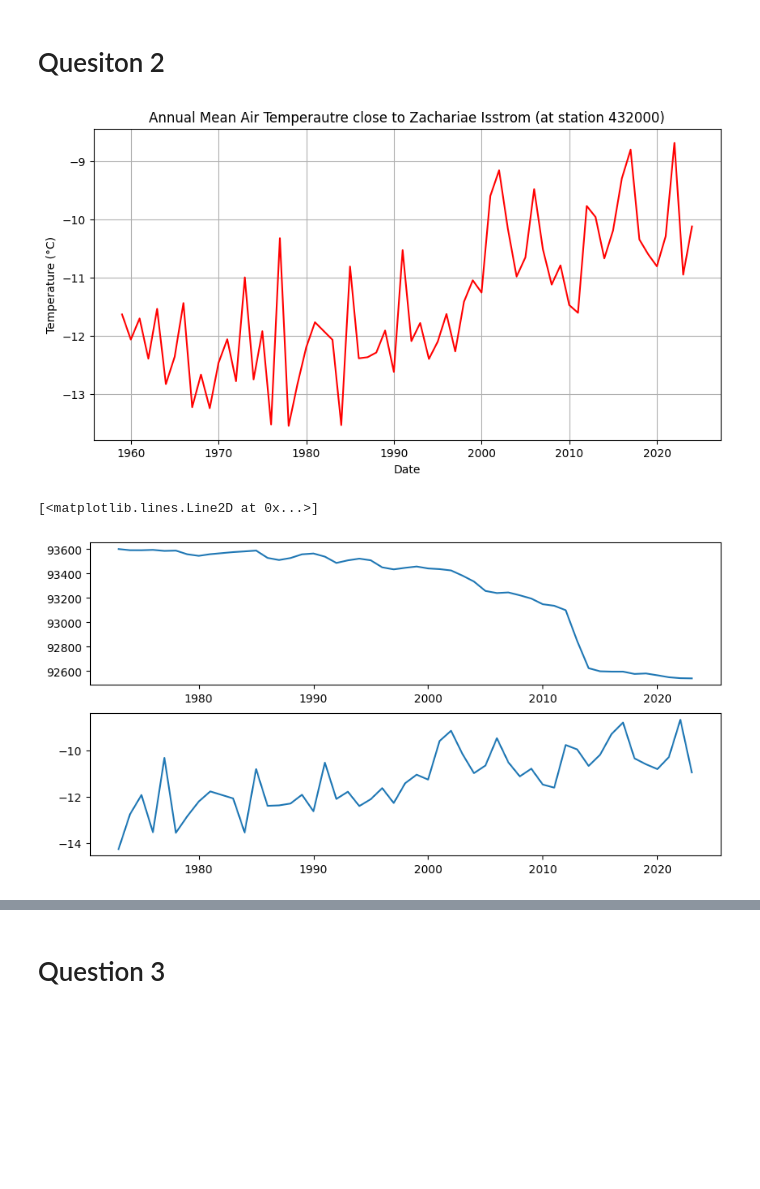
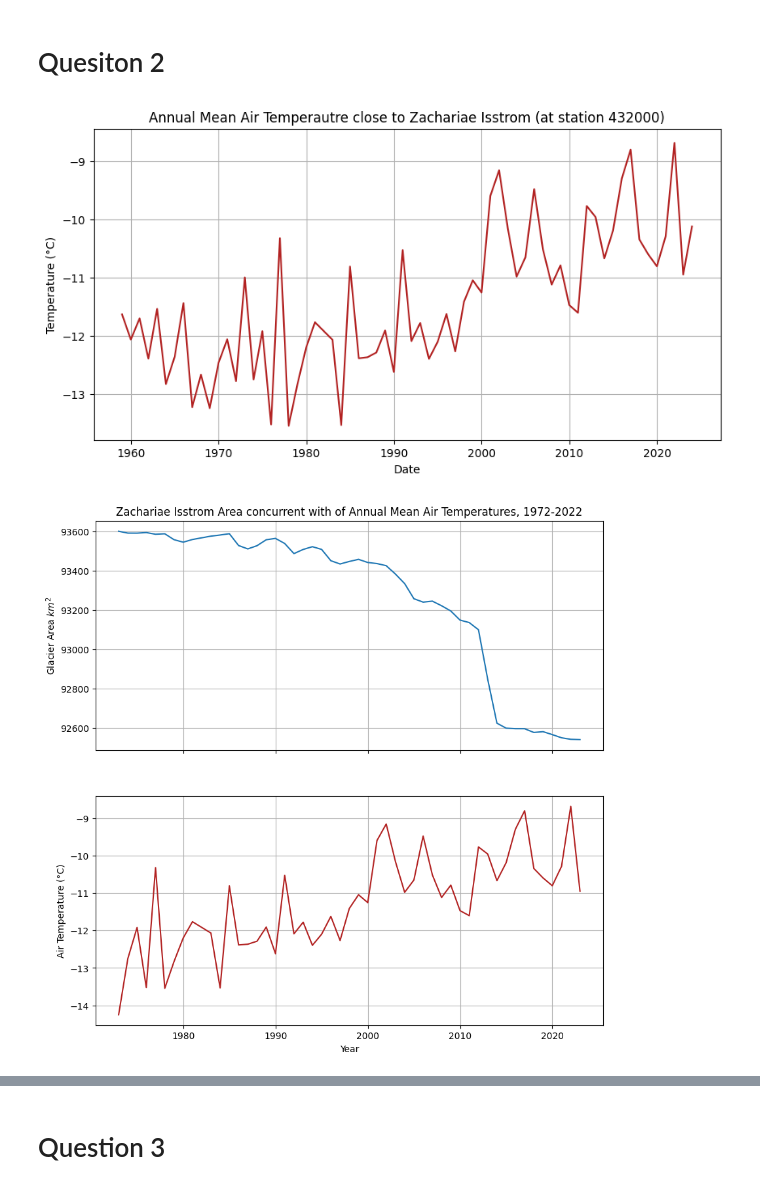
Before and after one commit to joelbarron06/ESDA2_Project, a Jupyter notebook: project_code.ipynb, the cells around one changed output, grey strips where cells are left out. Drawn from its saved outputs; the diff is of its cells as text; code cells hidden in the pictures; blank space fills up the shorter version.

```diff
--- a/project_code.ipynb
+++ b/project_code.ipynb
@@ -1014,23 +1014,29 @@ yearly_airtemp = airtemp_data_r.resample('YE').mean().dropna()
 
 
 plt.figure(figsize=(10,5))
-plt.plot(yearly_airtemp, color='red')
+plt.plot(yearly_airtemp, color='firebrick')
 plt.title(f'Annual Mean Air Temperautre close to {GLACIER} (at station {station_number})')
 plt.ylabel('Temperature (°C)')
 plt.xlabel('Date')
 plt.grid()
 plt.show()
 # %% [output]
-[figure, old version]
+[figure, new version]
 # %%
 # plot Zachariae Isstrom area and airtemp concurrently
 GLACIER = 'Zachariae Isstrom'
 
 df = get_glacier_df(GLACIER, 'YE')
 
-fig, ax = plt.subplots(2, 1, figsize=(10,5))
+fig, ax = plt.subplots(2, 1, figsize=(10,10))
+ax[0].set_title(f'{GLACIER} Area concurrent with of Annual Mean Air Temperatures, 1972-2022')
 ax[0].plot(df['area'])
-ax[1].plot(df['airtemp'])
+ax[0].set_xticklabels([])
+ax[0].set_ylabel(r'Glacier Area $km^2$')
+ax[0].grid()
+ax[1].plot(df['airtemp'], color='firebrick')
+ax[1].set_ylabel('Air Temperature (°C)')
+ax[1].set_xlabel('Year')
+ax[1].grid()
 # %% [output]
-[<matplotlib.lines.Line2D at 0x...>]
-[figure, old version]
+[figure, new version]
```
Also changed, not shown: parts of 3 cells of this notebook, 1 other file.
